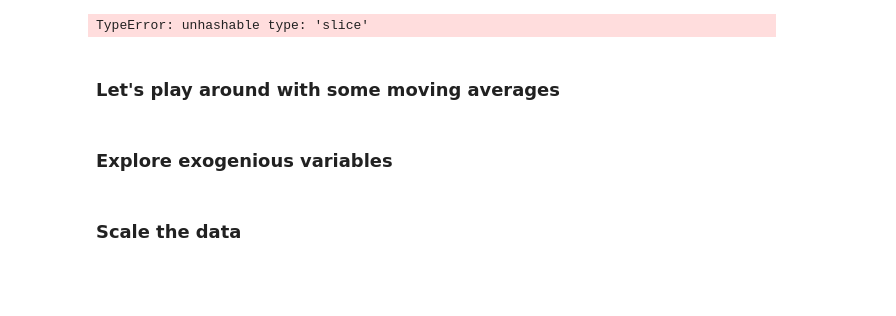
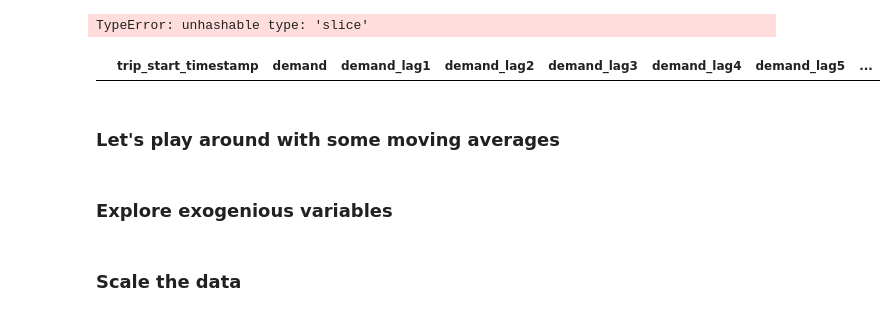
Before and after one commit to Auste1989/metis_projects, a Jupyter notebook: Passion_Project/Transit_Time_and_Rate_EDA.ipynb, the cells around one changed output. Cells and saved outputs as stored; diff of their text form; code cells hidden in the pictures; blank space fills up the shorter version.

```diff
--- a/Passion_Project/Transit_Time_and_Rate_EDA.ipynb
+++ b/Passion_Project/Transit_Time_and_Rate_EDA.ipynb
@@ -607,6 +619,9 @@ Figure(432x288)
 #Let's create 7 lags
 demand = pd.DataFrame(demand_over_time_diffed)
 demand.rename(columns={'trip_start_timestamp': 'demand'}, inplace=True)
+demand = demand.reset_index()
+
+#Create lags
 demand['demand_lag1'] = demand['demand'].shift(1)
 demand['demand_lag2'] = demand['demand'].shift(2)
 demand['demand_lag3'] = demand['demand'].shift(3)
@@ -614,6 +629,8 @@ demand['demand_lag4'] = demand['demand'].shift(4)
 demand['demand_lag5'] = demand['demand'].shift(5)
 demand['demand_lag6'] = demand['demand'].shift(6)
 demand['demand_lag7'] = demand['demand'].shift(7)
+demand['demand_lag96'] = demand['demand'].shift(96)
+demand['demand_lag672'] = demand['demand'].shift(672)
 # %%
 demand.head(2)
 # %% [output]
@@ -642,19 +653,15 @@ pandas._libs.tslib.Timestamp
 # %%
 demand_jan_mar = demand[(demand['trip_start_timestamp'] >= pd.to_datetime('2018-01-01 00:00:00')) &
                        (demand['trip_start_timestamp'] <= pd.to_datetime('2018-03-01 23:59:59'))]
-
-demand_jan_mar.dropna(inplace=True)
+demand_jan_mar = demand_jan_mar.dropna()
 
 demand_apr = demand[(demand['trip_start_timestamp'] >= dt.datetime(2016,4,1,0,0,0)) &
                        (demand['trip_start_timestamp'] <= dt.datetime(2016,4,30,23,59,59))]
-
-demand_apr.dropna(inplace=True)
+demand_apr = demand_apr.dropna()
 
 demand_apr_may = demand[(demand['trip_start_timestamp'] >= dt.datetime(2016,4,1,0,0,0)) &
                        (demand['trip_start_timestamp'] <= dt.datetime(2016,5,31,23,59,59))]
-
-
-demand_apr_may.dropna(inplace=True)
+demand_apr_may = demand_apr_may.dropna()
 
 # pd.Timestamp(dt.datetime(2016,1,1,0,0,0))
 # pd.Timestamp(dt.datetime(2016,3,31,23,59,59))
@@ -676,14 +670,18 @@ See the caveats in the documentation: http://pandas.pydata.org/pandas-docs/stabl
 # print(demand_apr_may.tail())
 # %%
 lagged_demand, target_demand = demand_jan_mar[:, 1:], demand_jan_mar[:, :2]
-test_lagged_demand, test_actual_demand = demand_apr[:, 1:], demand_apr[:, :2]
+# test_lagged_demand, test_actual_demand = demand_apr[:, 1:], demand_apr[:, :2]
 
-LR_demand = LinearRegression()
-LR_demand.fit(lagged_demand, target_demand)
+# LR_demand = LinearRegression()
+# LR_demand.fit(lagged_demand, target_demand)
 
-predicted_demand = LR_demand.predict(test_lagged_demand)
+# predicted_demand = LR_demand.predict(test_lagged_demand)
 # %% [output]
 TypeError: unhashable type: 'slice'
+# %%
+lagged_demand.head()
+# %% [output]
+|  | trip_start_timestamp | demand | demand_lag1 | demand_lag2 | demand_lag3 | demand_lag4 | demand_lag5 | ... |
 # %%
 plt.plot(predicted_demand, color='r')
 plt.plot(test_actual_demand, color='m-')
```
Also changed, not shown: parts of 19 cells of this notebook, 1 other file.
